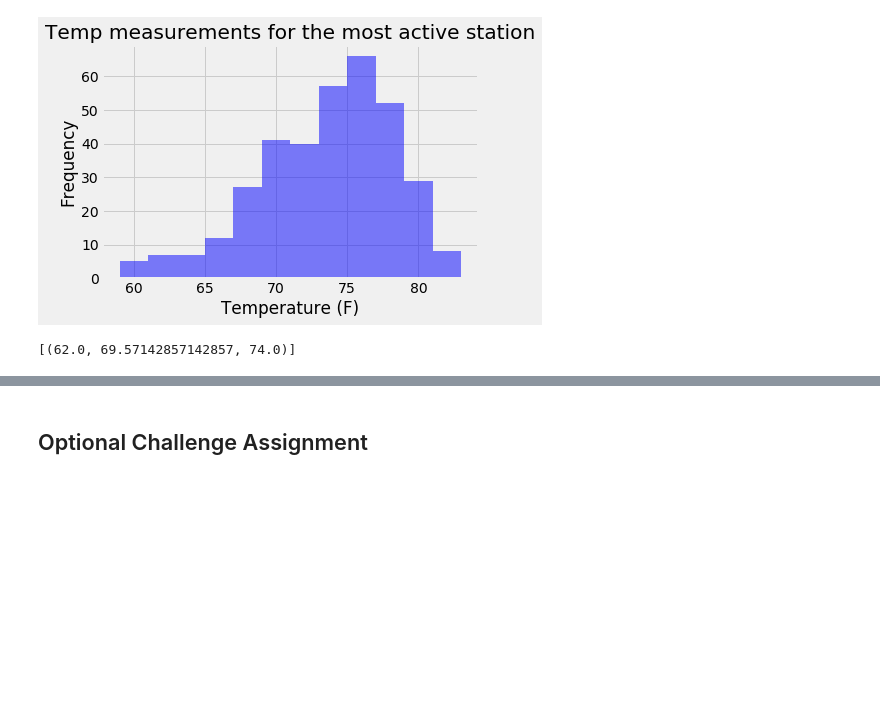
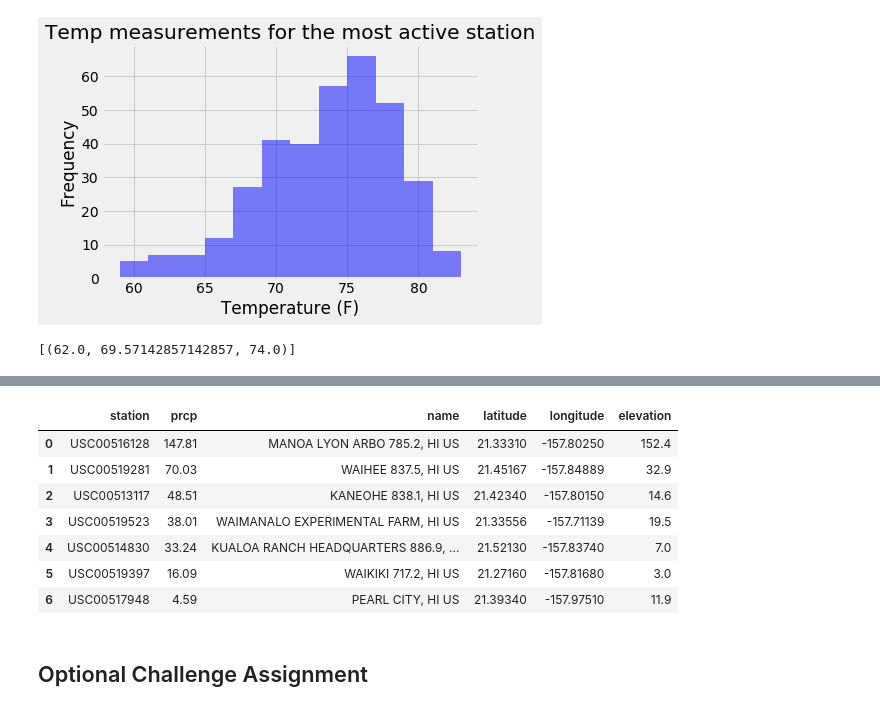
Before and after one commit to ddurnell/sqlalchemy-challenge, a Jupyter notebook: climate_starter.ipynb, the cells around one changed output, grey strips where cells are left out. Saved outputs shown, nothing was run; the diff lists cells and outputs as text; code cells hidden in the pictures; blank space fills up the shorter version.

```diff
--- a/climate_starter.ipynb
+++ b/climate_starter.ipynb
@@ -279,3 +318,52 @@ print(calc_temps(fd_str, ld_str))
+# %%
+# Calculate the total amount of rainfall per weather station for your trip dates using the previous year's matching dates.
+# Sort this in descending order by precipitation amount and list the station, name, latitude, longitude, and elevation
+
+# # Get the stations and prcp in the time frame
+# print(my_fd_str)
+# print(my_ld_str)
+results = session.query(Measurement.station, Measurement.prcp).\
+        filter(Measurement.date >= fd_str).filter(Measurement.date <= ld_str).all()
+# for result in results:
+#     print(result)
+
+# group by stations and sum the precipitation
+rdf = pd.DataFrame(results)
+rdf.head()
+rdfs = rdf.groupby('station')['prcp'].sum()
+# rdfg.head()
+
+# sort by precipitation
+rdfs = rdfg.sort_values(ascending=False)
+#print(rdfg.index[0])
+rdfs.head()
+# make it back into a DataFrame
+rdf_df = rdfs.to_frame().reset_index()
+rdf_df.head()
+
+# Get the station name, latitude, longitude, and elevation
+# Get a dataframe of the stations data
+stations = session.query(Station.station,\
+                         Station.name,\
+                         Station.latitude,\
+                         Station.longitude,\
+                         Station.elevation
+                        )
+st_df = pd.DataFrame(stations)
+st_df.head()
+
+# Merge the station series and the station df, basically a join
+mdf = rdf_df.merge(right=st_df, how='left', on='station')
+mdf.head(100)
+# %% [output]
+|  | station | prcp | name | latitude | longitude | elevation |
+| 0 | USC00516128 | 147.81 | MANOA LYON ARBO 785.2, HI US | 21.33310 | -157.80250 | 152.4 |
+| 1 | USC00519281 | 70.03 | WAIHEE 837.5, HI US | 21.45167 | -157.84889 | 32.9 |
+| 2 | USC00513117 | 48.51 | KANEOHE 838.1, HI US | 21.42340 | -157.80150 | 14.6 |
+| 3 | USC00519523 | 38.01 | WAIMANALO EXPERIMENTAL FARM, HI US | 21.33556 | -157.71139 | 19.5 |
+| 4 | USC00514830 | 33.24 | KUALOA RANCH HEADQUARTERS 886.9, ... | 21.52130 | -157.83740 | 7.0 |
+| 5 | USC00519397 | 16.09 | WAIKIKI 717.2, HI US | 21.27160 | -157.81680 | 3.0 |
+| 6 | USC00517948 | 4.59 | PEARL CITY, HI US | 21.39340 | -157.97510 | 11.9 |
 # %% [markdown]
 ## Optional Challenge Assignment
 # %%
```
Also changed, not shown: parts of 9 cells of this notebook.
